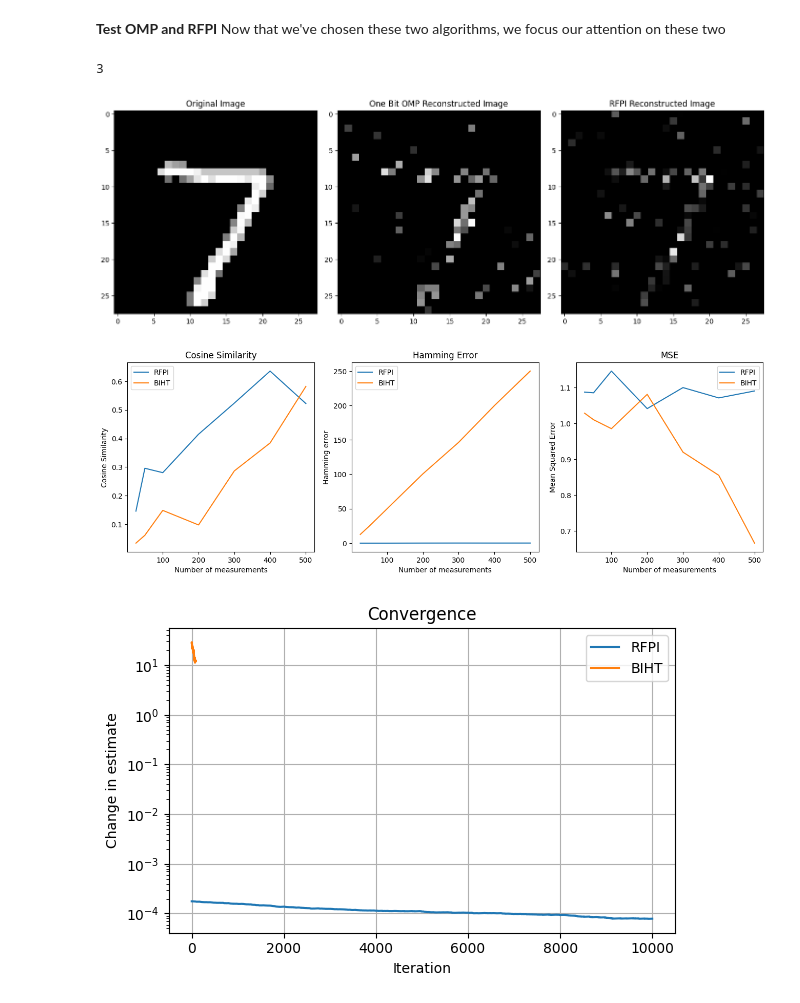
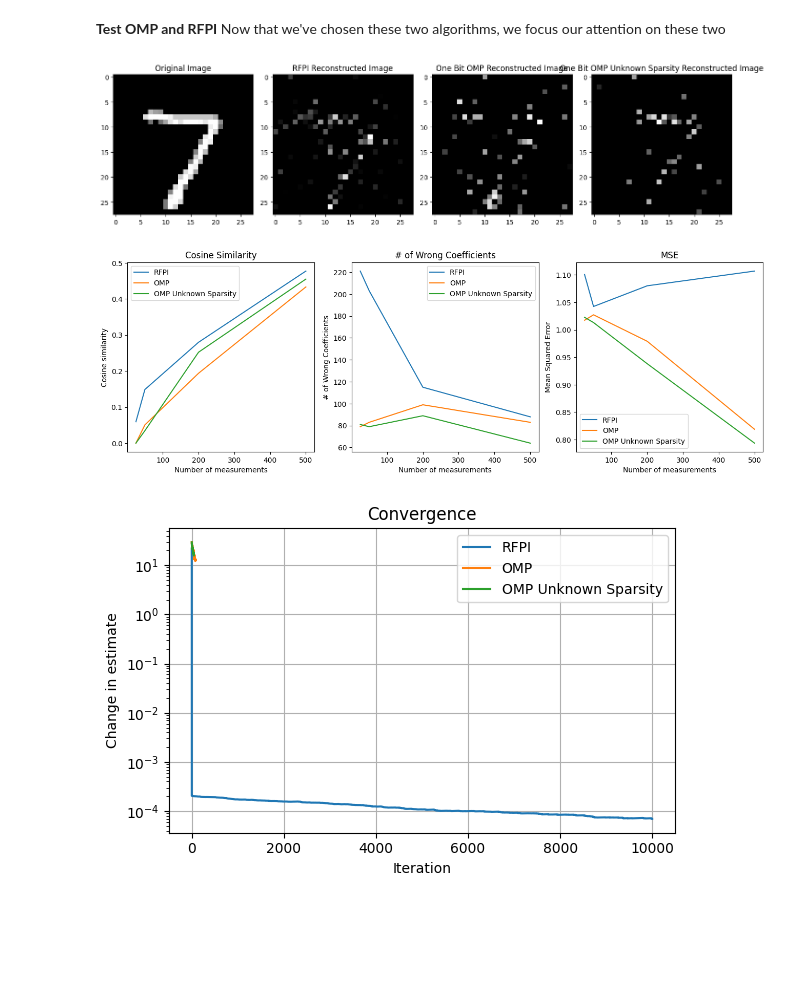
Before and after one commit to josephine-king/EE4740_ImageCompression, a Jupyter notebook: image_compression.ipynb, the cells around one changed output. Cells and saved outputs as stored; diff of their text form; code cells hidden in the pictures; blank space fills up the shorter version.

```diff
--- a/image_compression.ipynb
+++ b/image_compression.ipynb
@@ -172,6 +171,7 @@ def biht(meas_matrix, measurement, lamda, step_size, sparsity, threshold, max_it
 def rfpi(meas_matrix, measurement, step_size, lamda, threshold, max_iter):
 
     estimate = np.linalg.pinv(meas_matrix) @ measurement
+    estimate = estimate/ np.linalg.norm(estimate)
     Y = np.diagflat(measurement)
     iter = 0
     convergence = []
@@ -312,12 +312,12 @@ def convex_l1_sign(meas_matrix, measurement, max_iters=1000):
 def test_algo(algo, num_images, sparse_data, measurement_dims, step_size, lamda, sparsity, known_sparsity, threshold, max_iter):
 
     mses = []
-    hamming_errors = []
+    wrong_coeffs = []
     cosine_sims = []
 
     for m in measurement_dims:
         mse_dim = []
-        hamming_error_dim = []
+        wrong_coeff_dim = []
         cosine_sim_dim = []
         for idx in range(0,num_images):
             curr_data = sparse_data[idx,:]
@@ -341,18 +341,18 @@ def test_algo(algo, num_images, sparse_data, measurement_dims, step_size, lamda,
             # Renormalize
             estimate = estimate * 255/(np.max(estimate))
 
-            hamming_error = calculate_hamming_error(measurement, meas_matrix, estimate)
-            hamming_error_dim.append(hamming_error)
+            wrong_coeff = calculate_wrong_coefficients(curr_data, estimate)
+            wrong_coeff_dim.append(wrong_coeff)
             mse = calculate_normalized_mse(curr_data, estimate)
             mse_dim.append(mse)
             cosine_sim = calculate_cosine_similarity(curr_data, estimate)
             cosine_sim_dim.append(cosine_sim)
 
         mses.append(np.mean(mse_dim))
-        hamming_errors.append(np.mean(hamming_error_dim))
+        wrong_coeffs.append(np.mean(wrong_coeff_dim))
         cosine_sims.append(np.mean(cosine_sim_dim))
 
-    return cosine_sims, mses, hamming_errors, curr_data, estimate, convergence
+    return cosine_sims, mses, wrong_coeffs, curr_data, estimate, convergence
 # %% [markdown]
 **TEST AND COMPARE ALGOS**
 # %%
@@ -425,55 +416,54 @@ plt.show()
 # %% [markdown]
 **Test OMP and RFPI** Now that we've chosen these two algorithms, we focus our attention on these two
 # %%
-meas_matrix_dims = [25,50,100,200,300,400,500]
+meas_matrix_dims = [25, 50, 200, 500]
 num_img = 1
 data = import_mnist_data(num_img)
 sparse_data = sparsify_data(data, 100)
 
-cosine_sim_omp, mses_omp, hamming_errors_omp, curr_data, estimate_omp, convergence_omp = test_algo("one_bit_omp", num_img, sparse_data, meas_matrix_dims, 1e-5, 0.1, 80, True, 1e-3, 1000)
-cosine_sim_omp_us, mses_omp_us, hamming_errors_omp_us, curr_data, estimate_omp_us, convergence_omp_us = test_algo("one_bit_omp", num_img, sparse_data, meas_matrix_dims, 1e-5, 0.1, 10, False, 1e-3, 1000)
-cosine_sim_rfpi, mses_rfpi, hamming_errors_rfpi, curr_data, estimate_rfpi, convergence_rfpi = test_algo("rfpi", num_img, sparse_data, meas_matrix_dims, 1e-4, 10, 0, False, 1e-5, 10000)
+cosine_sim_omp, mses_omp, wrong_coeffs_omp, curr_data, estimate_omp, convergence_omp = test_algo("one_bit_omp", num_img, sparse_data, meas_matrix_dims, 1e-5, 0.1, 80, True, 1e-3, 1000)
+cosine_sim_omp_us, mses_omp_us, wrong_coeffs_omp_us, curr_data, estimate_omp_us, convergence_omp_us = test_algo("one_bit_omp", num_img, sparse_data, meas_matrix_dims, 1e-5, 0.1, 20, False, 1e-3, 1000)
+cosine_sim_rfpi, mses_rfpi, wrong_coeffs_rfpi, curr_data, estimate_rfpi, convergence_rfpi = test_algo("rfpi", num_img, sparse_data, meas_matrix_dims, 1e-4, 10, 0, False, 1e-5, 10000)
 
-plot_algos([curr_data, estimate_rfpi, estimate_omp, estimate_omp_us], ["Original Image", "One Bit OMP Reconstructed Image", "RFPI Reconstructed Image"])
+plot_algos([curr_data, estimate_rfpi, estimate_omp, estimate_omp_us], ["Original Image", "RFPI Reconstructed Image", "One Bit OMP Reconstructed Image", "One Bit OMP Unknown Sparsity Reconstructed Image"])
 
 fig, axs = plt.subplots(1, 3)
 fig.set_figwidth(16)
 axs[0].plot(meas_matrix_dims, cosine_sim_rfpi)
 axs[0].plot(meas_matrix_dims,cosine_sim_omp)
 axs[0].plot(meas_matrix_dims,cosine_sim_omp_us)
 axs[0].set_title("Cosine Similarity")
 axs[0].set_xlabel("Number of measurements")
 axs[0].set_ylabel("Cosine similarity")
 axs[0].legend(["RFPI","OMP","OMP Unknown Sparsity"])
-axs[1].plot(meas_matrix_dims, hamming_errors_rfpi)
-axs[1].plot(meas_matrix_dims,hamming_errors_omp)
-axs[1].plot(meas_matrix_dims,hamming_errors_omp_us)
-axs[1].set_title("Hamming Error")
+axs[1].plot(meas_matrix_dims, wrong_coeffs_rfpi)
+axs[1].plot(meas_matrix_dims,wrong_coeffs_omp)
+axs[1].plot(meas_matrix_dims,wrong_coeffs_omp_us)
+axs[1].set_title("# of Wrong Coefficients")
 axs[1].set_xlabel("Number of measurements")
-axs[1].set_ylabel("Hamming error")
+axs[1].set_ylabel("# of Wrong Coefficients")
 axs[1].legend(["RFPI","OMP","OMP Unknown Sparsity"])
 axs[2].plot(meas_matrix_dims, mses_rfpi)
 axs[2].plot(meas_matrix_dims,mses_omp)
 axs[2].plot(meas_matrix_dims,mses_omp_us)
 axs[2].set_title("MSE")
 axs[2].set_xlabel("Number of measurements")
 axs[2].set_ylabel("Mean Squared Error")
 axs[2].legend(["RFPI","OMP","OMP Unknown Sparsity"])
 plt.show()
 
 plt.figure(figsize=(6, 4))
 plt.semilogy(convergence_rfpi)
 plt.semilogy(convergence_omp)
 plt.semilogy(convergence_omp_us)
 plt.xlabel("Iteration")
 plt.ylabel("Change in estimate")
 plt.title("Convergence")
 plt.legend(["RFPI","OMP","OMP Unknown Sparsity"])
 plt.grid(True)
 plt.tight_layout()
 plt.show()
 # %% [output]
-3
-[figure, old version]
+[figure, new version]
-[figure, old version]
+[figure, new version]
-[figure, old version]
+[figure, new version]
```
Also changed, not shown: parts of 3 cells of this notebook.
